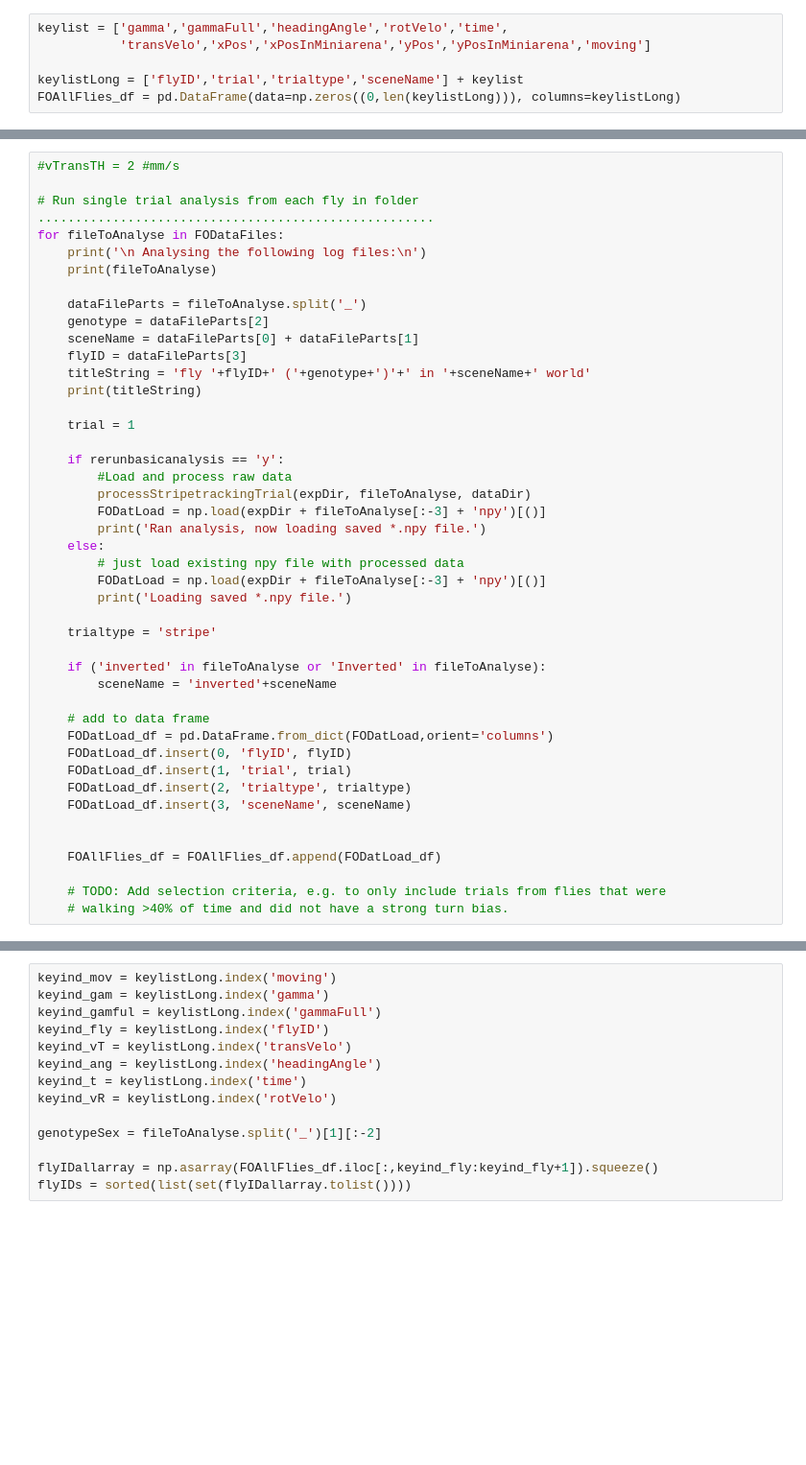
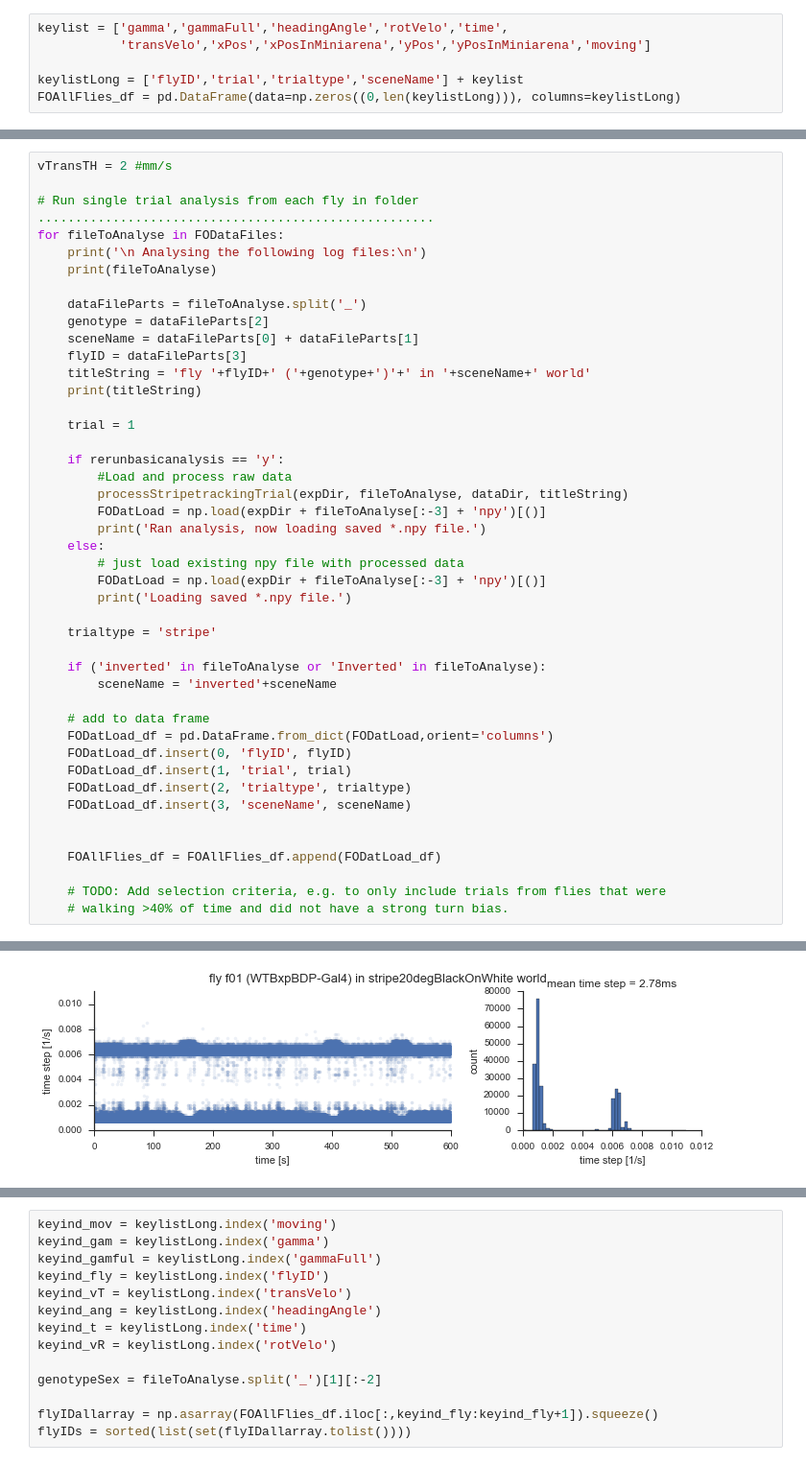
Before and after one commit to hjmh/flyNotebooks, a Jupyter notebook: flyVR/flyVR_multiTrialAnalysis_stripetracking_singleCondition_FlyOver095.ipynb, the cells around one changed output, grey strips where cells are left out. Shown at 96% size. Saved outputs shown, nothing was run; the diff lists cells and outputs as text; blank space fills up the shorter version.

```diff
--- a/flyVR/flyVR_multiTrialAnalysis_stripetracking_singleCondition_FlyOver095.ipynb
+++ b/flyVR/flyVR_multiTrialAnalysis_stripetracking_singleCondition_FlyOver095.ipynb
@@ -338,5 +108,5 @@ def processStripetrackingTrial(experimentDir, logFile, dataDir):
 # %%
-#vTransTH = 2 #mm/s
+vTransTH = 2 #mm/s
 
 # Run single trial analysis from each fly in folder .....................................................
 for fileToAnalyse in FODataFiles:
@@ -354,7 +124,7 @@ for fileToAnalyse in FODataFiles:
 
     if rerunbasicanalysis == 'y':
         #Load and process raw data
-        processStripetrackingTrial(expDir, fileToAnalyse, dataDir)
+        processStripetrackingTrial(expDir, fileToAnalyse, dataDir, titleString)
         FODatLoad = np.load(expDir + fileToAnalyse[:-3] + 'npy')[()]
         print('Ran analysis, now loading saved *.npy file.')
     else:
@@ -399,0 +170 @@ Loading saved *.npy file.
+[figure, added]
```
Also changed, not shown: parts of 17 cells of this notebook, 1 other file.
